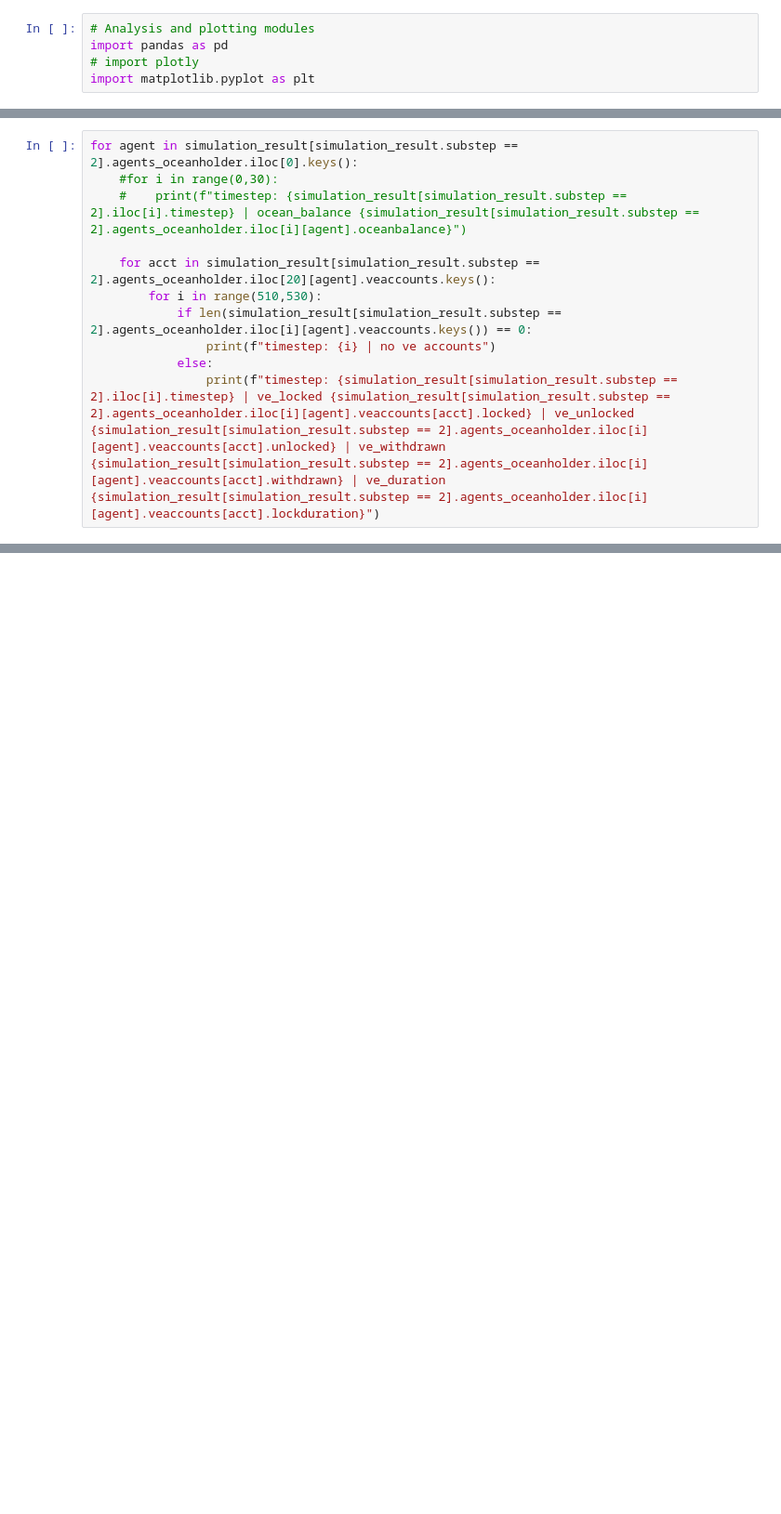
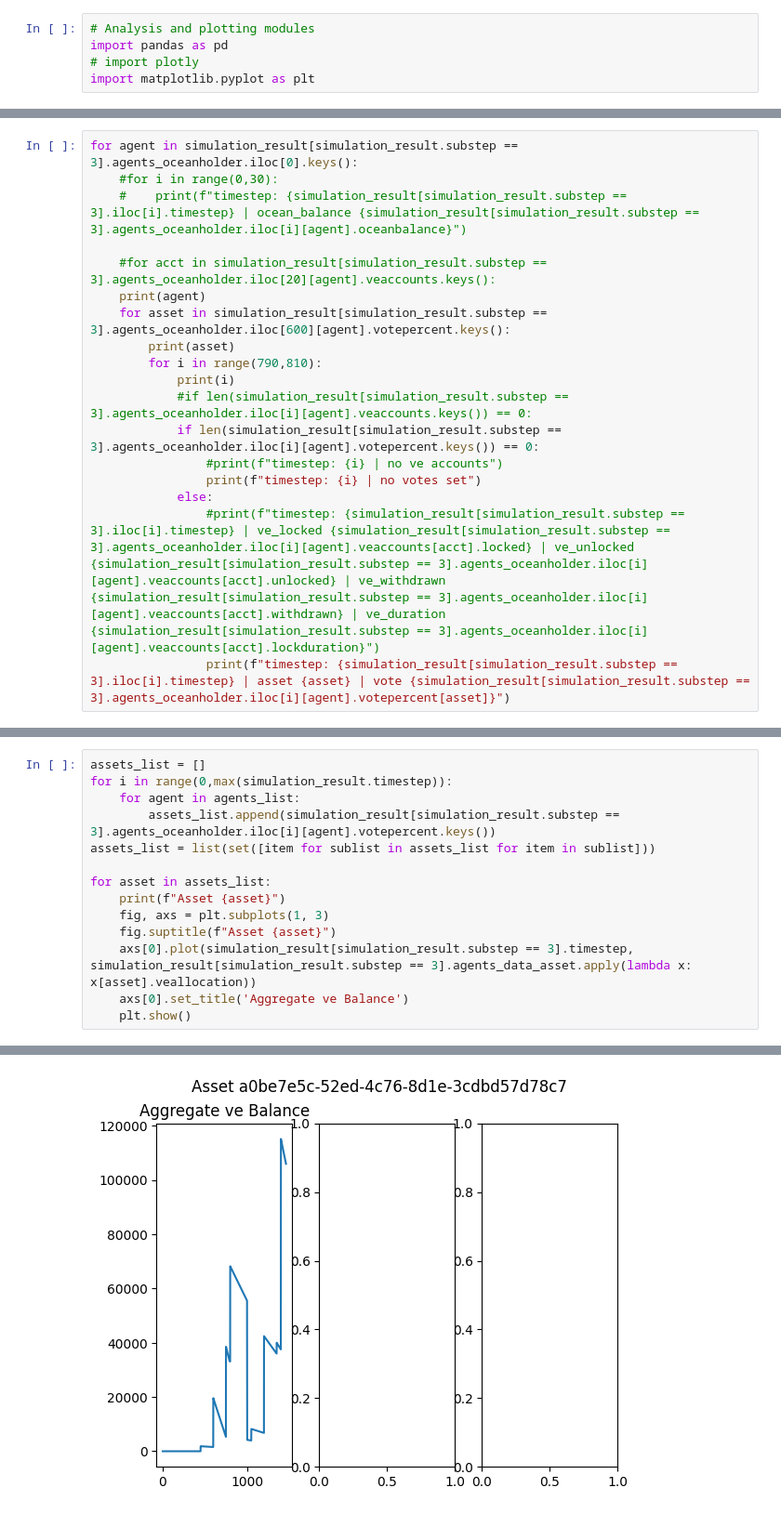
Before and after one commit to phacker3/playground, a Jupyter notebook: Oceanmodel/run.ipynb, the cells around one changed output, grey strips where cells are left out. Shown at 93% size. Cells and saved outputs as stored; diff of their text form; blank space fills up the shorter version.

```diff
--- a/Oceanmodel/run.ipynb
+++ b/Oceanmodel/run.ipynb
@@ -41,12 +32,19 @@ SyntaxError: invalid syntax (883390667.py, line 4)
 # %%
-for agent in simulation_result[simulation_result.substep == 2].agents_oceanholder.iloc[0].keys():
+for agent in simulation_result[simulation_result.substep == 3].agents_oceanholder.iloc[0].keys():
     #for i in range(0,30):
-    #    print(f"timestep: {simulation_result[simulation_result.substep == 2].iloc[i].timestep} | ocean_balance {simulation_result[simulation_result.substep == 2].agents_oceanholder.iloc[i][agent].oceanbalance}")
+    #    print(f"timestep: {simulation_result[simulation_result.substep == 3].iloc[i].timestep} | ocean_balance {simulation_result[simulation_result.substep == 3].agents_oceanholder.iloc[i][agent].oceanbalance}")
 
-    for acct in simulation_result[simulation_result.substep == 2].agents_oceanholder.iloc[20][agent].veaccounts.keys():
-        for i in range(510,530):
-            if len(simulation_result[simulation_result.substep == 2].agents_oceanholder.iloc[i][agent].veaccounts.keys()) == 0:
-                print(f"timestep: {i} | no ve accounts")
+    #for acct in simulation_result[simulation_result.substep == 3].agents_oceanholder.iloc[20][agent].veaccounts.keys():
+    print(agent)
+    for asset in simulation_result[simulation_result.substep == 3].agents_oceanholder.iloc[600][agent].votepercent.keys():
+        print(asset)
+        for i in range(790,810):
+            print(i)
+            #if len(simulation_result[simulation_result.substep == 3].agents_oceanholder.iloc[i][agent].veaccounts.keys()) == 0:
+            if len(simulation_result[simulation_result.substep == 3].agents_oceanholder.iloc[i][agent].votepercent.keys()) == 0:
+                #print(f"timestep: {i} | no ve accounts")
+                print(f"timestep: {i} | no votes set")
             else:
-                print(f"timestep: {simulation_result[simulation_result.substep == 2].iloc[i].timestep} | ve_locked {simulation_result[simulation_result.substep == 2].agents_oceanholder.iloc[i][agent].veaccounts[acct].locked} | ve_unlocked {simulation_result[simulation_result.substep == 2].agents_oceanholder.iloc[i][agent].veaccounts[acct].unlocked} | ve_withdrawn {simulation_result[simulation_result.substep == 2].agents_oceanholder.iloc[i][agent].veaccounts[acct].withdrawn} | ve_duration {simulation_result[simulation_result.substep == 2].agents_oceanholder.iloc[i][agent].veaccounts[acct].lockduration}")
+                #print(f"timestep: {simulation_result[simulation_result.substep == 3].iloc[i].timestep} | ve_locked {simulation_result[simulation_result.substep == 3].agents_oceanholder.iloc[i][agent].veaccounts[acct].locked} | ve_unlocked {simulation_result[simulation_result.substep == 3].agents_oceanholder.iloc[i][agent].veaccounts[acct].unlocked} | ve_withdrawn {simulation_result[simulation_result.substep == 3].agents_oceanholder.iloc[i][agent].veaccounts[acct].withdrawn} | ve_duration {simulation_result[simulation_result.substep == 3].agents_oceanholder.iloc[i][agent].veaccounts[acct].lockduration}")
+                print(f"timestep: {simulation_result[simulation_result.substep == 3].iloc[i].timestep} | asset {asset} | vote {simulation_result[simulation_result.substep == 3].agents_oceanholder.iloc[i][agent].votepercent[asset]}")
 # %% [output]
@@ -142,0 +172,15 @@ Agent 1fe4ec17-4da5-4e2a-8b7f-92ec9b77255e
+# %%
+assets_list = []
+for i in range(0,max(simulation_result.timestep)):
+    for agent in agents_list:
+        assets_list.append(simulation_result[simulation_result.substep == 3].agents_oceanholder.iloc[i][agent].votepercent.keys())
+assets_list = list(set([item for sublist in assets_list for item in sublist]))
+
+for asset in assets_list:
+    print(f"Asset {asset}")
+    fig, axs = plt.subplots(1, 3)
+    fig.suptitle(f"Asset {asset}")
+    axs[0].plot(simulation_result[simulation_result.substep == 3].timestep, simulation_result[simulation_result.substep == 3].agents_data_asset.apply(lambda x: x[asset].veallocation))
+    axs[0].set_title('Aggregate ve Balance')
+    plt.show()
+# %% [output]
@@ -142,0 +188 @@ Agent 1fe4ec17-4da5-4e2a-8b7f-92ec9b77255e
+[figure, added]
```
Also changed, not shown: parts of 7 cells of this notebook, 5 other files.
